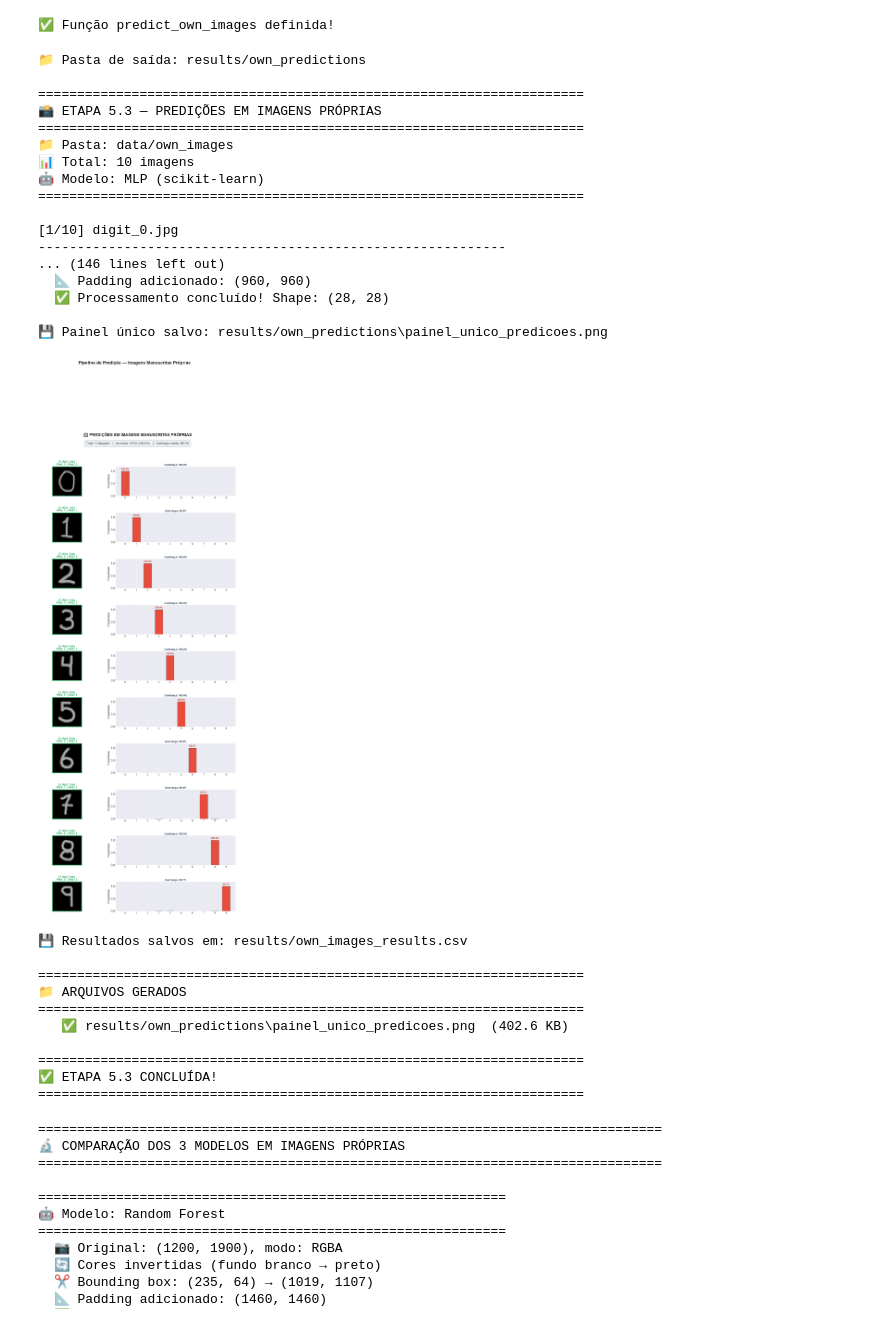
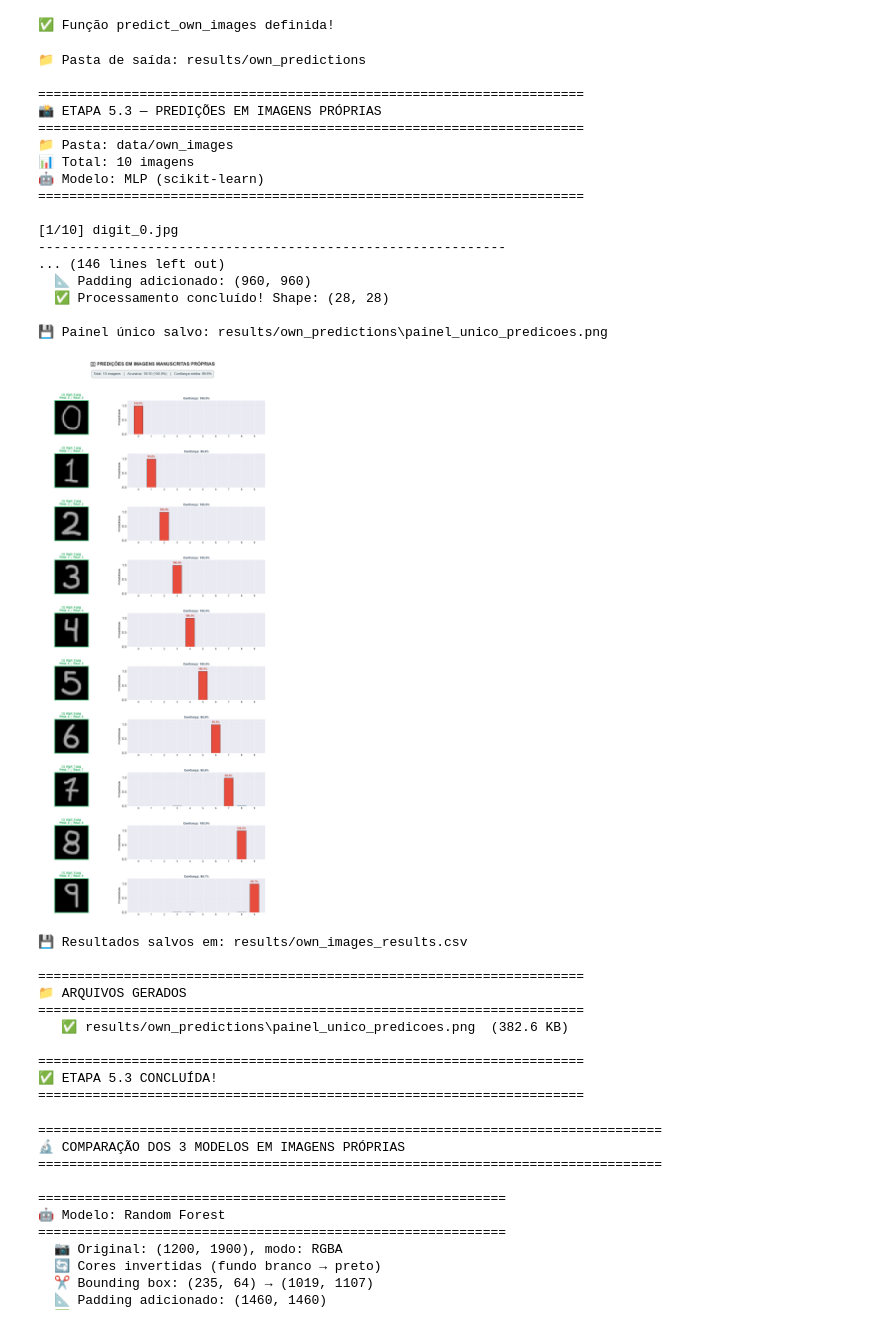
Before and after one commit to memojsalas/MNIST-Digit-Classifier-Analise-Preditiva-Multiclasse, a Jupyter notebook: mnist_pipeline.ipynb, the cells around one changed output. Saved outputs shown, nothing was run; the diff lists cells and outputs as text; code cells hidden in the pictures.

```diff
--- a/mnist_pipeline.ipynb
+++ b/mnist_pipeline.ipynb
@@ -1683,10 +1683,10 @@ def gerar_painel_unico(df_results, image_paths, model, save_dir=PREDICTIONS_DIR)
     # -------------------------------------------------------------------------
     # TÍTULO GERAL E LAYOUT FINAL
     # -------------------------------------------------------------------------
-    fig.suptitle('Pipeline de Predição — Imagens Manuscritas Próprias',
-                 fontsize=17, fontweight='bold', y=0.995)
+    #fig.suptitle('Pipeline de Predição — Imagens Manuscritas Próprias',
+                 #fontsize=17, fontweight='bold', y=0.995)
 
-    plt.tight_layout(rect=[0, 0, 1, 0.985])
+    #plt.tight_layout(rect=[0, 0, 1, 0.985])
 
     # -------------------------------------------------------------------------
     # SALVAR EM ALTA QUALIDADE
@@ -1809,40 +1809,40 @@ else:
     print("📁 ARQUIVOS GERADOS")
     print("=" * 70)
 
     if os.path.exists(PREDICTIONS_DIR):
         for f in sorted(os.listdir(PREDICTIONS_DIR)):
             caminho = os.path.join(PREDICTIONS_DIR, f)
             tamanho = os.path.getsize(caminho) / 1024
             print(f"   ✅ {caminho}  ({tamanho:.1f} KB)")
 
     print("\n" + "=" * 70)
     print("✅ ETAPA 5.3 CONCLUÍDA!")
     print("=" * 70)
 # %% [output]
 📁 Pasta de saída: results/own_predictions
 
 ======================================================================
 📸 ETAPA 5.3 — PREDIÇÕES EM IMAGENS PRÓPRIAS
 ======================================================================
 📁 Pasta: data/own_images
 📊 Total: 10 imagens
 🤖 Modelo: MLP (scikit-learn)
 ======================================================================
 
 [1/10] digit_0.jpg
 ------------------------------------------------------------
 ... (146 lines left out)
   📐 Padding adicionado: (960, 960)
   ✅ Processamento concluído! Shape: (28, 28)
 
 💾 Painel único salvo: results/own_predictions\painel_unico_predicoes.png
-[figure, old version]
+[figure, new version]
 💾 Resultados salvos em: results/own_images_results.csv
 
 ======================================================================
 📁 ARQUIVOS GERADOS
 ======================================================================
-   ✅ results/own_predictions\painel_unico_predicoes.png  (402.6 KB)
+   ✅ results/own_predictions\painel_unico_predicoes.png  (382.6 KB)
 
 ======================================================================
 ✅ ETAPA 5.3 CONCLUÍDA!
```
Also changed, not shown: 1 other file.
